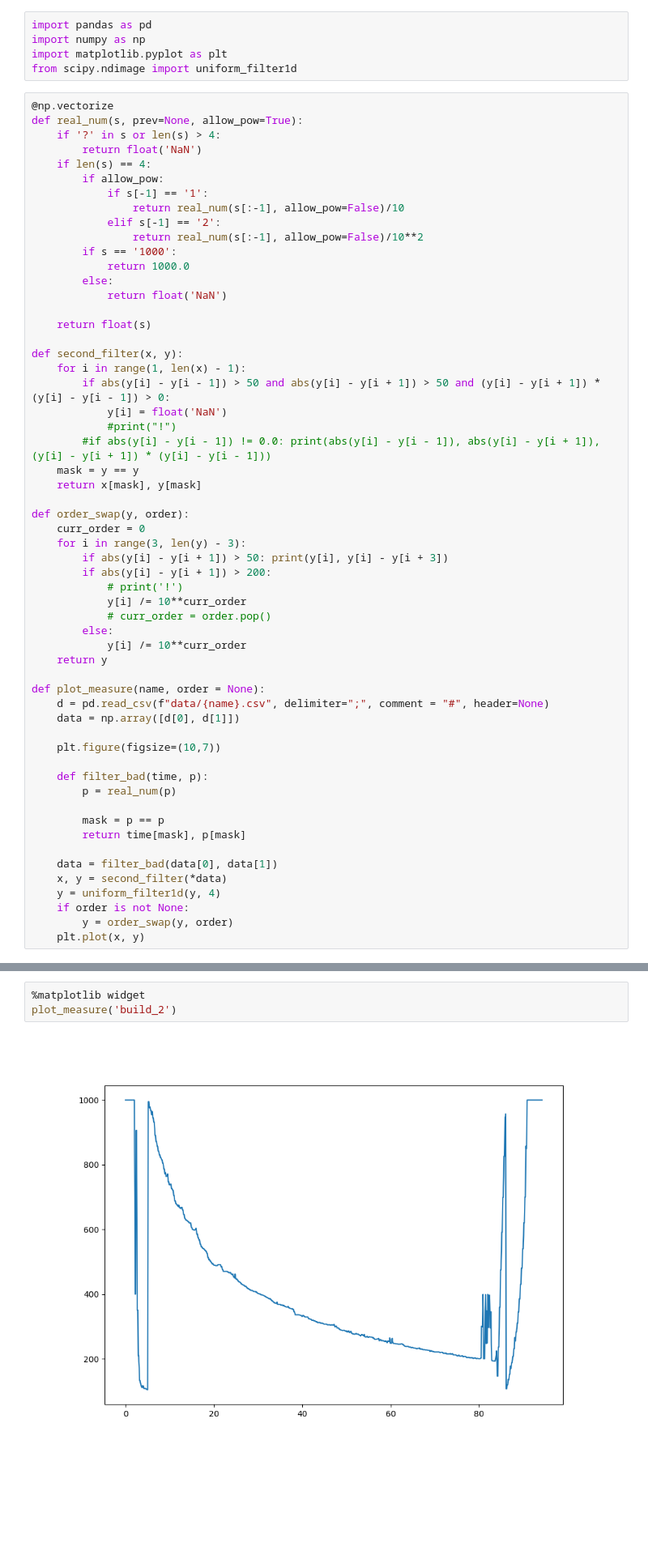
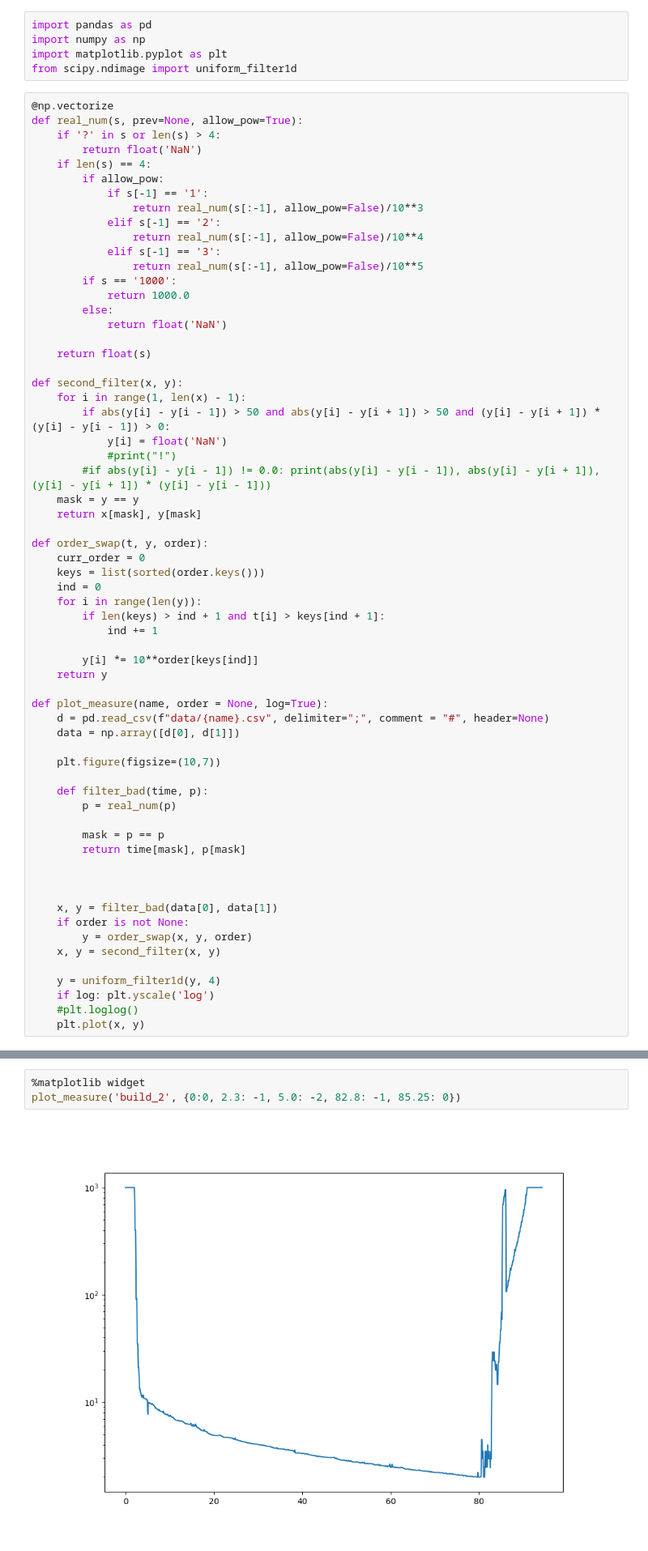
Before and after one commit to sitandr/lab, a Jupyter notebook: vacuum cleaner/grapher.ipynb, the cells around one changed output, grey strips where cells are left out. Shown at 81% size. Saved outputs shown, nothing was run; the diff lists cells and outputs as text; blank space fills up the shorter version.

Commit message:
Code&graphs

```diff
--- a/vacuum cleaner/grapher.ipynb
+++ b/vacuum cleaner/grapher.ipynb
@@ -11,9 +11,11 @@ def real_num(s, prev=None, allow_pow=True):
     if len(s) == 4:
         if allow_pow:
             if s[-1] == '1':
-                return real_num(s[:-1], allow_pow=False)/10
+                return real_num(s[:-1], allow_pow=False)/10**3
             elif s[-1] == '2':
-                return real_num(s[:-1], allow_pow=False)/10**2
+                return real_num(s[:-1], allow_pow=False)/10**4
+            elif s[-1] == '3':
+                return real_num(s[:-1], allow_pow=False)/10**5
         if s == '1000':
             return 1000.0
         else:
@@ -30,19 +32,18 @@ def second_filter(x, y):
     mask = y == y
     return x[mask], y[mask]
 
-def order_swap(y, order):
+def order_swap(t, y, order):
     curr_order = 0
-    for i in range(3, len(y) - 3):
-        if abs(y[i] - y[i + 1]) > 50: print(y[i], y[i] - y[i + 3])
-        if abs(y[i] - y[i + 1]) > 200:
-            # print('!')
-            y[i] /= 10**curr_order
-            # curr_order = order.pop()
-        else:
-            y[i] /= 10**curr_order
+    keys = list(sorted(order.keys()))
+    ind = 0
+    for i in range(len(y)):
+        if len(keys) > ind + 1 and t[i] > keys[ind + 1]:
+            ind += 1
+
+        y[i] *= 10**order[keys[ind]]
     return y
 
-def plot_measure(name, order = None):
+def plot_measure(name, order = None, log=True):
     d = pd.read_csv(f"data/{name}.csv", delimiter=";", comment = "#", header=None)
     data = np.array([d[0], d[1]])
 
@@ -54,11 +55,16 @@ def plot_measure(name, order = None):
         mask = p == p
         return time[mask], p[mask]
 
-    data = filter_bad(data[0], data[1])
-    x, y = second_filter(*data)
+
+
+    x, y = filter_bad(data[0], data[1])
+    if order is not None:
+        y = order_swap(x, y, order)
+    x, y = second_filter(x, y)
+
     y = uniform_filter1d(y, 4)
-    if order is not None:
-        y = order_swap(y, order)
+    if log: plt.yscale('log')
+    #plt.loglog()
     plt.plot(x, y)
 # %%
 %matplotlib widget
@@ -105,7 +94,7 @@ plot_measure('IMG_5570')
 # %%
 %matplotlib widget
-plot_measure('build_2')
+plot_measure('build_2', {0:0, 2.3: -1, 5.0: -2, 82.8: -1, 85.25: 0})
 # %% [output]
-[figure, old version]
+[figure, new version]
 # %%
 %matplotlib widget
```
Also changed, not shown: parts of 12 cells of this notebook, 9 other files.
